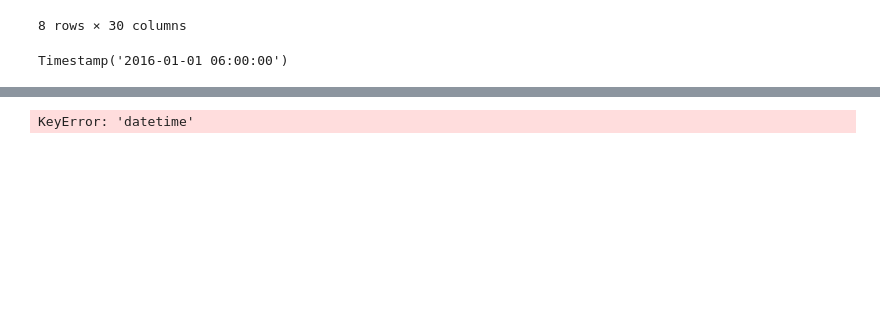
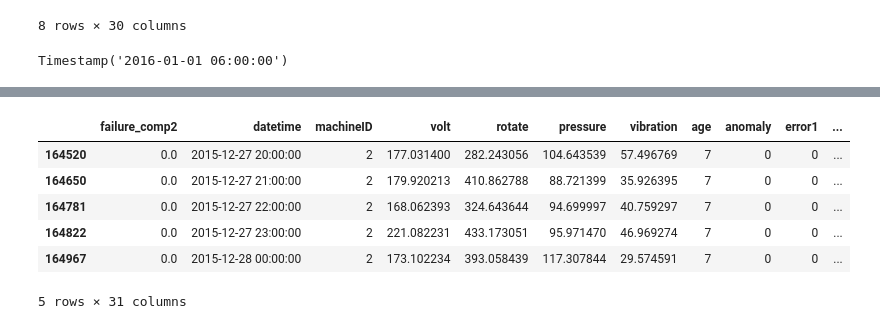
Before and after one commit to stevenjlm/streamlit-pen, a Jupyter notebook: viz.ipynb, the cells around one changed output, grey strips where cells are left out. Cells and saved outputs as stored; diff of their text form; code cells hidden in the pictures; blank space fills up the shorter version.

```diff
--- a/viz.ipynb
+++ b/viz.ipynb
@@ -52,9 +46,17 @@ Timestamp('2015-10-20 07:00:00')
 from datetime import timedelta
 # from datetime import datetime
 machine_signal.columns = COLUMNS
-end_date = max(machine_signal.iloc[:,1])
+end_date = fail_dates[-2]
 start_date = end_date - timedelta(hours=12)
 
 time_window_signal = machine_signal[(machine_signal['datetime'] >= start_date) & (machine_signal['datetime'] <= end_date)]
-# %% [output]
-KeyError: 'datetime'
+# %%
+time_window_signal.head()
+# %% [output]
+|  | failure_comp2 | datetime | machineID | volt | rotate | pressure | vibration | age | anomaly | error1 | ... |
+| 164520 | 0.0 | 2015-12-27 20:00:00 | 2 | 177.031400 | 282.243056 | 104.643539 | 57.496769 | 7 | 0 | 0 | ... |
+| 164650 | 0.0 | 2015-12-27 21:00:00 | 2 | 179.920213 | 410.862788 | 88.721399 | 35.926395 | 7 | 0 | 0 | ... |
+| 164781 | 0.0 | 2015-12-27 22:00:00 | 2 | 168.062393 | 324.643644 | 94.699997 | 40.759297 | 7 | 0 | 0 | ... |
+| 164822 | 0.0 | 2015-12-27 23:00:00 | 2 | 221.082231 | 433.173051 | 95.971470 | 46.969274 | 7 | 0 | 0 | ... |
+| 164967 | 0.0 | 2015-12-28 00:00:00 | 2 | 173.102234 | 393.058439 | 117.307844 | 29.574591 | 7 | 0 | 0 | ... |
+5 rows × 31 columns
```
Also changed, not shown: parts of 20 cells of this notebook, 5 other files.
